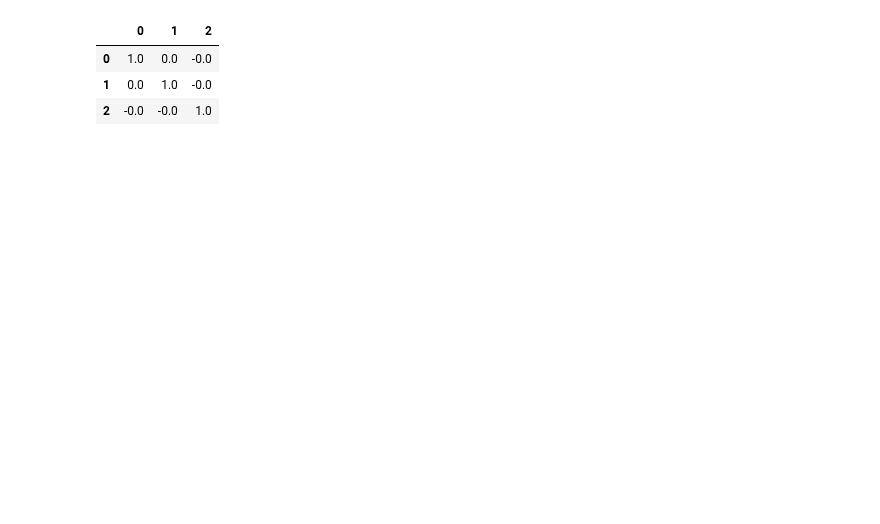
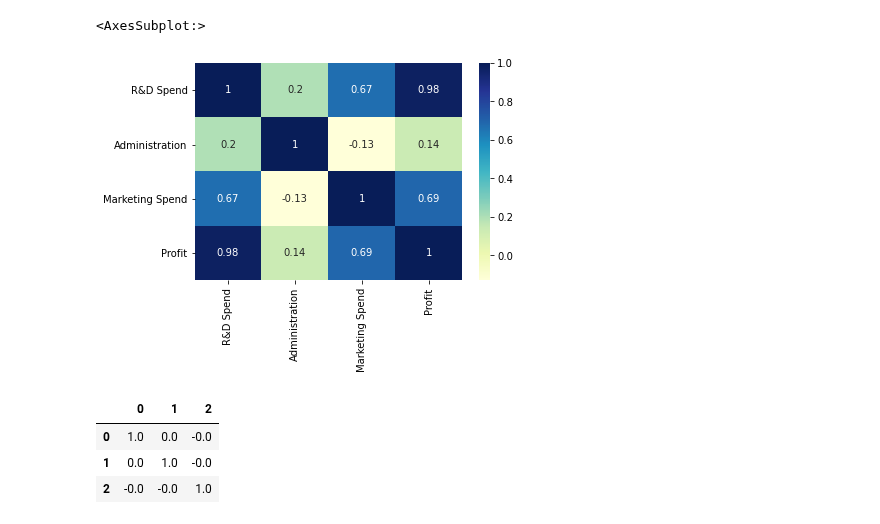
Before and after one commit to ML-NOOB/Python-and-Probability, a Jupyter notebook: Graham Schimdt transformation.ipynb, the cells around one changed output. Drawn from its saved outputs; the diff is of its cells as text; code cells hidden in the pictures; blank space fills up the shorter version.

```diff
--- a/Graham Schimdt transformation.ipynb
+++ b/Graham Schimdt transformation.ipynb
@@ -28,3 +42,8 @@ df.corr()
+# %%
+sb.heatmap(df.corr(), cmap="YlGnBu", annot=True)
+# %% [output]
+<AxesSubplot:>
+[figure, added]
 # %%
 #converting into orthogonal basis
 dff = []
```
Also changed, not shown: parts of 11 cells of this notebook.
